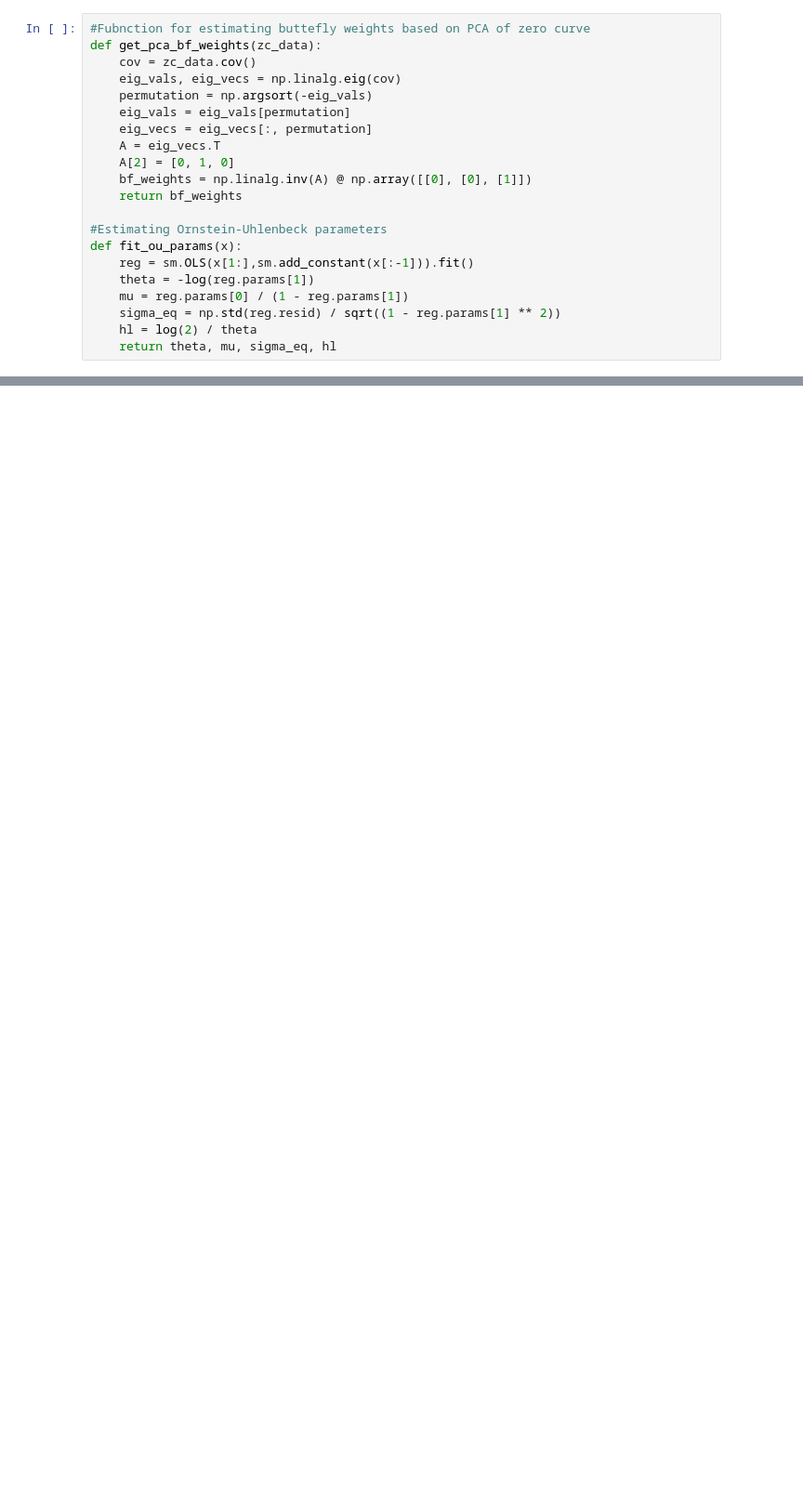
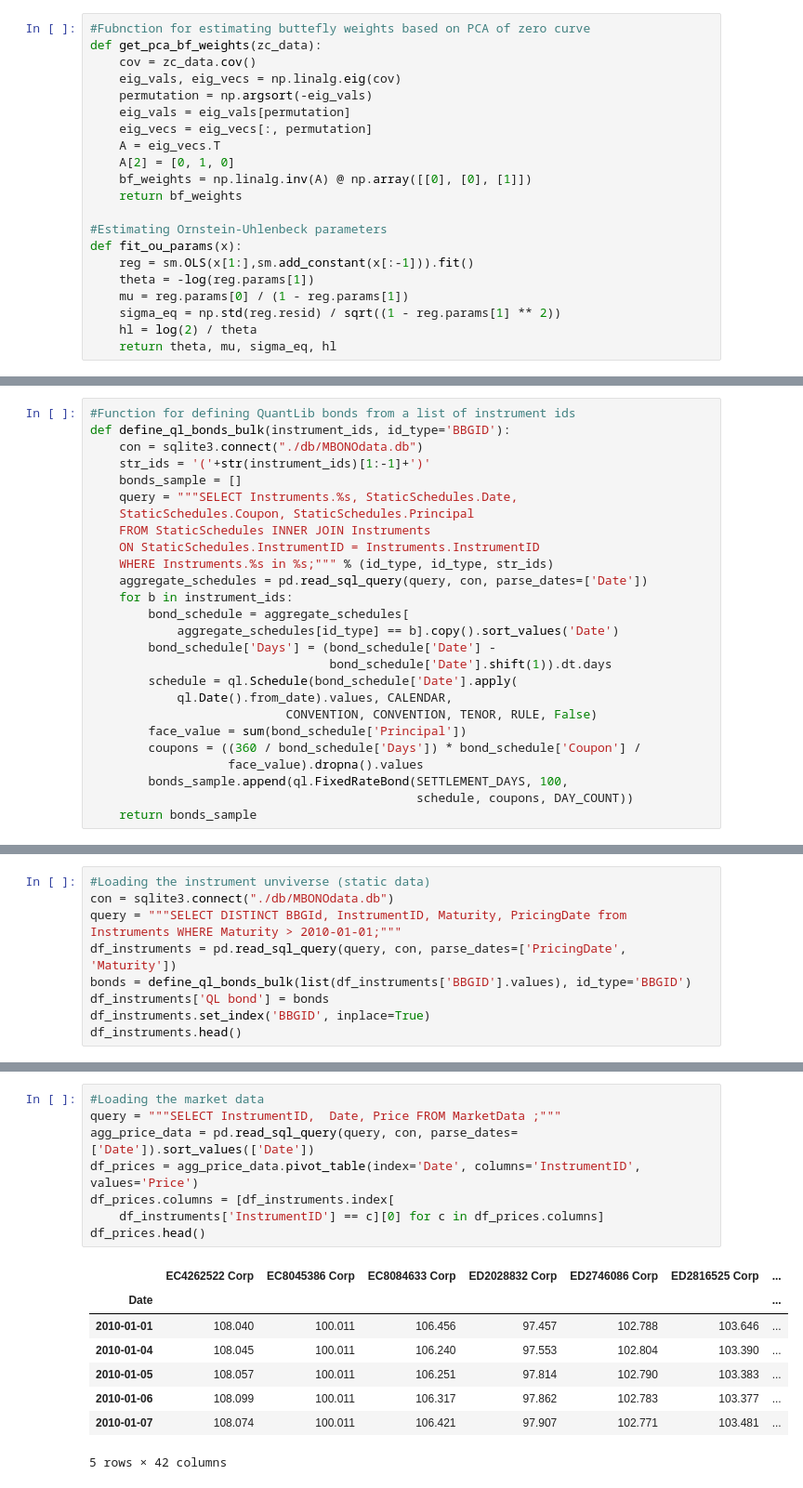
Before and after one commit to akaufman22/mbono-firv, a Jupyter notebook: SystematicButterflyTrading.ipynb, the cells around one changed output, grey strips where cells are left out. Shown: that part at 93% size. Cells and saved outputs as stored; diff of their text form; blank space fills up the shorter version.

```diff
--- a/SystematicButterflyTrading.ipynb
+++ b/SystematicButterflyTrading.ipynb
@@ -67,0 +96,26 @@ def evaluate_strategy(weights, test_ts, mu, sigma, ol, cl, os, cs, tc):
+# %%
+#Function for defining QuantLib bonds from a list of instrument ids
+def define_ql_bonds_bulk(instrument_ids, id_type='BBGID'):
+    con = sqlite3.connect("./db/MBONOdata.db")
+    str_ids = '('+str(instrument_ids)[1:-1]+')'
+    bonds_sample = []
+    query = """SELECT Instruments.%s, StaticSchedules.Date,
+    StaticSchedules.Coupon, StaticSchedules.Principal
+    FROM StaticSchedules INNER JOIN Instruments
+    ON StaticSchedules.InstrumentID = Instruments.InstrumentID
+    WHERE Instruments.%s in %s;""" % (id_type, id_type, str_ids)
+    aggregate_schedules = pd.read_sql_query(query, con, parse_dates=['Date'])
+    for b in instrument_ids:
+        bond_schedule = aggregate_schedules[
+            aggregate_schedules[id_type] == b].copy().sort_values('Date')
+        bond_schedule['Days'] = (bond_schedule['Date'] -
+                                 bond_schedule['Date'].shift(1)).dt.days
+        schedule = ql.Schedule(bond_schedule['Date'].apply(
+            ql.Date().from_date).values, CALENDAR,
+                           CONVENTION, CONVENTION, TENOR, RULE, False)
+        face_value = sum(bond_schedule['Principal'])
+        coupons = ((360 / bond_schedule['Days']) * bond_schedule['Coupon'] /
+                   face_value).dropna().values
+        bonds_sample.append(ql.FixedRateBond(SETTLEMENT_DAYS, 100,
+                                             schedule, coupons, DAY_COUNT))
+    return bonds_sample
@@ -67,0 +136,9 @@ def evaluate_strategy(weights, test_ts, mu, sigma, ol, cl, os, cs, tc):
+# %%
+#Loading the instrument unviverse (static data)
+con = sqlite3.connect("./db/MBONOdata.db")
+query = """SELECT DISTINCT BBGId, InstrumentID, Maturity, PricingDate from Instruments WHERE Maturity > 2010-01-01;"""
+df_instruments = pd.read_sql_query(query, con, parse_dates=['PricingDate', 'Maturity'])
+bonds = define_ql_bonds_bulk(list(df_instruments['BBGID'].values), id_type='BBGID')
+df_instruments['QL bond'] = bonds
+df_instruments.set_index('BBGID', inplace=True)
+df_instruments.head()
@@ -67,0 +153,17 @@ def evaluate_strategy(weights, test_ts, mu, sigma, ol, cl, os, cs, tc):
+# %%
+#Loading the market data
+query = """SELECT InstrumentID,  Date, Price FROM MarketData ;"""
+agg_price_data = pd.read_sql_query(query, con, parse_dates=['Date']).sort_values(['Date'])
+df_prices = agg_price_data.pivot_table(index='Date', columns='InstrumentID', values='Price')
+df_prices.columns = [df_instruments.index[
+    df_instruments['InstrumentID'] == c][0] for c in df_prices.columns]
+df_prices.head()
+# %% [output]
+|  | EC4262522 Corp | EC8045386 Corp | EC8084633 Corp | ED2028832 Corp | ED2746086 Corp | ED2816525 Corp | ... |
+| Date |  |  |  |  |  |  | ... |
+| 2010-01-01 | 108.040 | 100.011 | 106.456 | 97.457 | 102.788 | 103.646 | ... |
+| 2010-01-04 | 108.045 | 100.011 | 106.240 | 97.553 | 102.804 | 103.390 | ... |
+| 2010-01-05 | 108.057 | 100.011 | 106.251 | 97.814 | 102.790 | 103.383 | ... |
+| 2010-01-06 | 108.099 | 100.011 | 106.317 | 97.862 | 102.783 | 103.377 | ... |
+| 2010-01-07 | 108.074 | 100.011 | 106.421 | 97.907 | 102.771 | 103.481 | ... |
+5 rows × 42 columns
```
Also changed, not shown: parts of 28 cells of this notebook, 7 other files.
